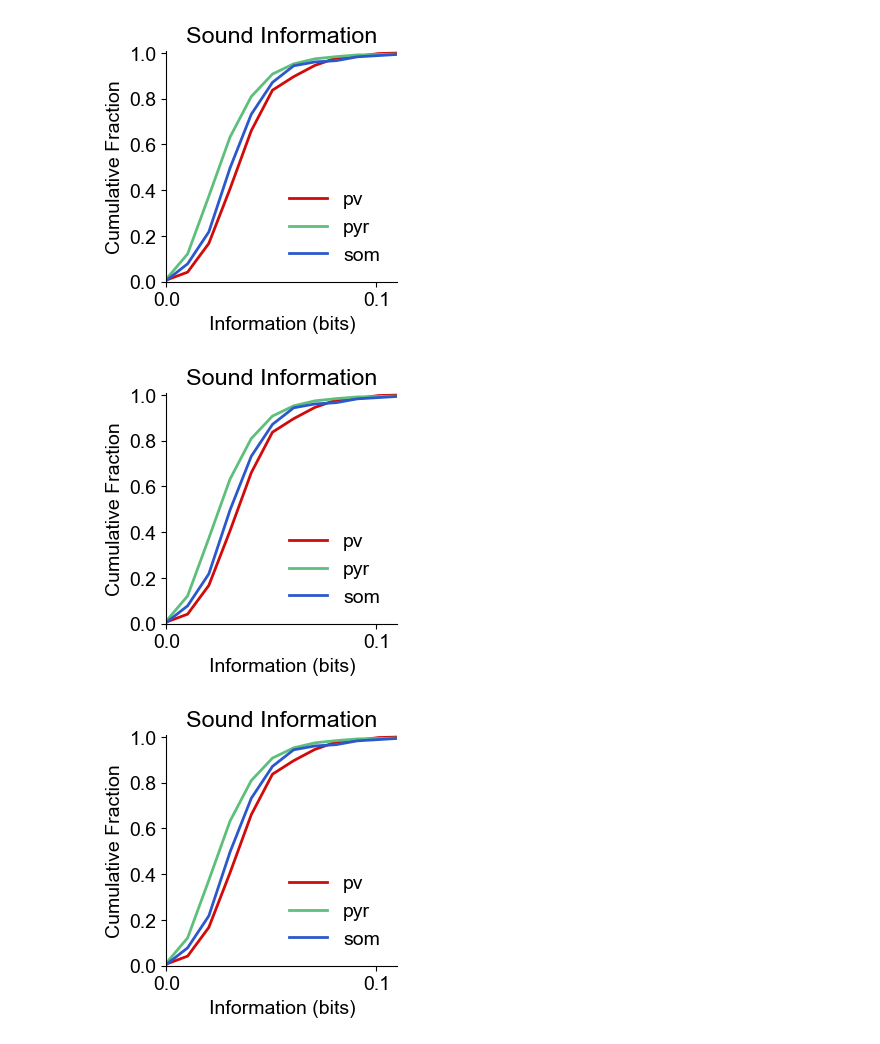
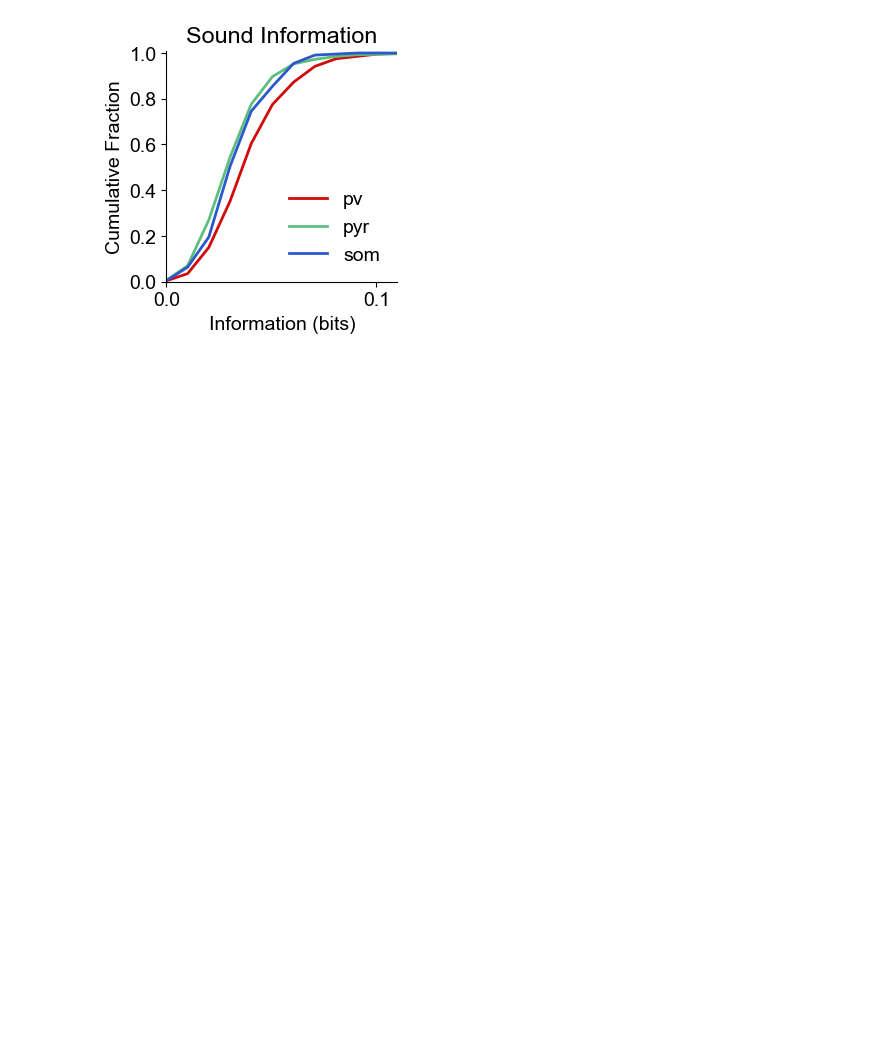
Before and after one commit to constanzabassi/GLM-analysis, a Jupyter notebook: run_glm_decoding_analysis.ipynb, the cells around one changed output. Saved outputs shown, nothing was run; the diff lists cells and outputs as text; code cells hidden in the pictures; blank space fills up the shorter version.

Commit message:
update main testing more plots for sc info

```diff
--- a/run_glm_decoding_analysis.ipynb
+++ b/run_glm_decoding_analysis.ipynb
@@ -57,12 +55,12 @@ os.makedirs(save_results, exist_ok=True)
 
 model_type = 'GLM_3nmf_pre'
 #results_pre,results_pre_all = data_handler.process_multiple_datasets(datasets, model_type)
-# results_pre,results_pre_all_sb = data_handler.process_multiple_datasets(datasets, model_type,single_balanced=True)
+results_pre,results_pre_all_sb = data_handler.process_multiple_datasets(datasets, model_type,single_balanced=True)
 
 # results_pre_all['HA11-1R_2023-04-13']['sound_category'].keys() - gives means across sc or pop
 # results_pre_all['HA11-1R_2023-04-13']['sound_category'].keys() - gives each split!
 
 model_type = 'GLM_3nmf_passive'
 #results_pass,results_pass_all = data_handler.process_multiple_datasets(datasets, model_type)
-results_pass,results_pass_all_sb = data_handler.process_multiple_datasets(datasets, model_type,single_balanced=True)
+#results_pass,results_pass_all_sb = data_handler.process_multiple_datasets(datasets, model_type,single_balanced=True)
 # %% [output]
@@ -103,0 +95,6 @@ array([[  7.],
+# %%
+for dataset in results_pre_all_sb:
+    print(dataset)
+    print(np.shape(results_pre_all_sb[dataset]['outcome']['sc_cumulative_information_mean']))
+
+#del results_pre_all_sb['HE1-00_2023-05-30']
@@ -189,12 +204,12 @@ def plot_decoding_results(mean_results_all, decoder_type='choice', plot_type='po
 
     plt.show()
 # %%
-results_pre_all = results_pass_all_sb
+results_pre_all = results_pre_all_sb
 # Usage example:
 plot_decoding_results(results_pre_all,
-                     decoder_type= 'sound_category',
+                     decoder_type= 'choice',
                      plot_type='pop',
                      save_dir=plotter.save_results,
-                     xlim = (0,100),
+                     #xlim = (0,100),
                      ylim = [0.5, 0.5, 1, 1])
 # %% [output]
@@ -379,7 +394,7 @@ def analyze_peaks_by_celltype( mean_results_all, decoder_type='sound_category',
 
     return peaks_by_celltype
 # %%
-peaks_by_celltype = analyze_peaks_by_celltype( results_pre_all, decoder_type='sound_category', start_frame=14, end_frame = 100)
+peaks_by_celltype = analyze_peaks_by_celltype( results_pre_all, decoder_type='photostim', start_frame=14, end_frame = 100)
 # %%
 def format_peaks_for_cdf(peaks_by_celltype, metric='sc_instantaneous_information_mean'):
     """
@@ -390,46 +405,44 @@ def format_peaks_for_cdf(peaks_by_celltype, metric='sc_instantaneous_information
         'pyr': {model_type: [values]},
         'som': {model_type: [values]},
         'pv': {model_type: [values]}
     }
     """
     formatted_data = {
         'pyr': {'peaks': []},
         'som': {'peaks': []},
         'pv': {'peaks': []},
         'all': {'peaks': []}
     }
     all_peaks = []
     cell_labels = []
     # Collect peaks across datasets
     for dataset in peaks_by_celltype:
         for celltype in ['pyr', 'som', 'pv']:
             peak_values = peaks_by_celltype[dataset][celltype]['sc'][metric]['peak_values']
             formatted_data[celltype]['peaks'].extend(peak_values)
             all_peaks.extend(peak_values)
             cell_labels.extend([celltype] * len(peak_values))
     # Format like coupling index data
     formatted_data = {'all': {'peaks': all_peaks}}
 
     return formatted_data, cell_labels
 
 # Usage:
 cdf_data, cell_labels = format_peaks_for_cdf(peaks_by_celltype)
 # cell_labels = []
-for dataset_key, dataset in results_pre_all.items():
+# for dataset_key, dataset in results_pre_all.items():
 
-    # if significant_neurons and dataset_key in significant_neurons:
-    #     cell_ids = significant_neurons[dataset_key][0]
-    # else:
-    #     cell_ids = range(len(dataset['celltype_array']))  # Default to all cells
-    cell_ids = range(len(dataset['celltype_array']))
-    cell_types = {
-                0: 'pyr',
-                1: 'som',
-                2: 'pv',
-            }
-    # cell_labels.extend([cell_types[dataset['celltype_array'][i]] for i in cell_ids])
-    plotter.plot_cdf_coupling_index(np.array(cdf_data['all']['peaks']),cell_labels,colors = plotter.celltypecolors,title='Sound Information', xlabel = 'Information (bits)', xval=.1,xint=0.1)
+#     # if significant_neurons and dataset_key in significant_neurons:
+#     #     cell_ids = significant_neurons[dataset_key][0]
+#     # else:
+#     #     cell_ids = range(len(dataset['celltype_array']))  # Default to all cells
+#     cell_ids = range(len(dataset['celltype_array']))
+#     cell_types = {
+#                 0: 'pyr',
+#                 1: 'som',
+#                 2: 'pv',
+#             }
+#     # cell_labels.extend([cell_types[dataset['celltype_array'][i]] for i in cell_ids])
+plotter.plot_cdf_coupling_index(np.array(cdf_data['all']['peaks']),cell_labels,colors = plotter.celltypecolors,title='Sound Information', xlabel = 'Information (bits)', xval=.1,xint=0.1)
 # %% [output]
-[figure, old version]
+[figure, new version]
-[figure, removed]
-[figure, removed]
```
Also changed, not shown: parts of 10 cells of this notebook.
